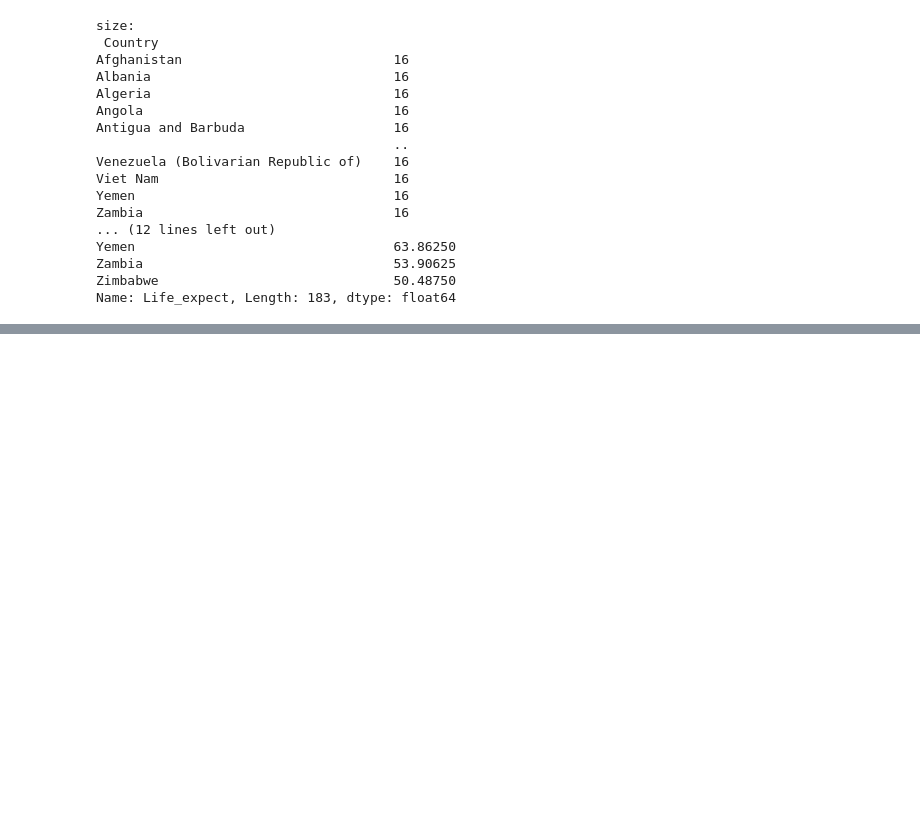
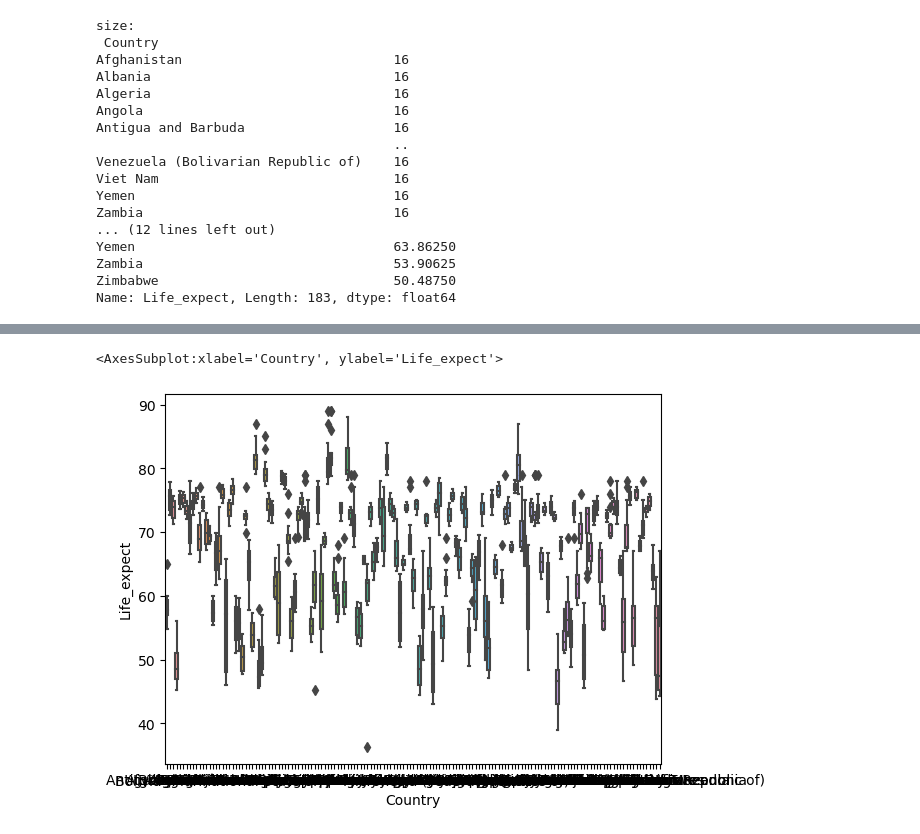
Before and after one commit to doraemon49/SDA-22-2, a Jupyter notebook: Life.ipynb, the cells around one changed output, grey strips where cells are left out. Saved outputs shown, nothing was run; the diff lists cells and outputs as text; code cells hidden in the pictures; blank space fills up the shorter version.

```diff
--- a/Life.ipynb
+++ b/Life.ipynb
@@ -74,0 +137,5 @@ Name: Life_expect, Length: 183, dtype: float64
+# %%
+# 기대수명을 확인할 수 없기 때문에 데이터 제거
+
+data2=data.dropna(subset = ['Life_expect'])
+data2
@@ -74,0 +156,11 @@ Name: Life_expect, Length: 183, dtype: float64
+# %%
+##developing country와 developed country의 life expect의 boxplot 분포에 차이가 있을까?
+
+#developing country (개발도상국) boxplot 확인해보니 life expect가 약 40~90으로 넓게 분포되어있는것을 확인
+developing_country = data2.loc[data2["Status"]=="Developing"]
+developing_country
+
+sns.boxplot(x="Country",y="Life_expect",data=developing_country)
+# %% [output]
+<AxesSubplot:xlabel='Country', ylabel='Life_expect'>
+[figure, added]
```
Also changed, not shown: parts of 28 cells of this notebook.
